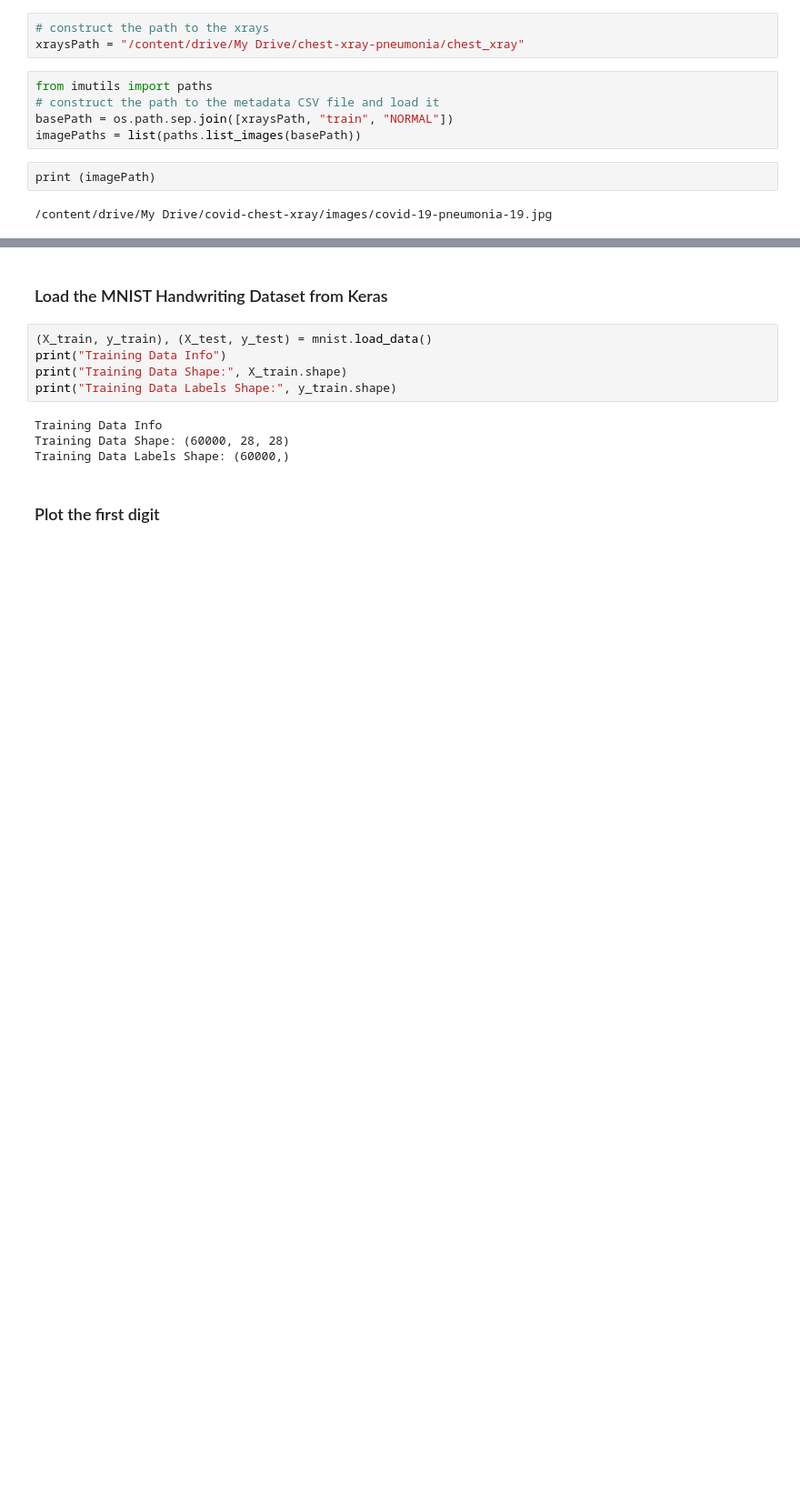
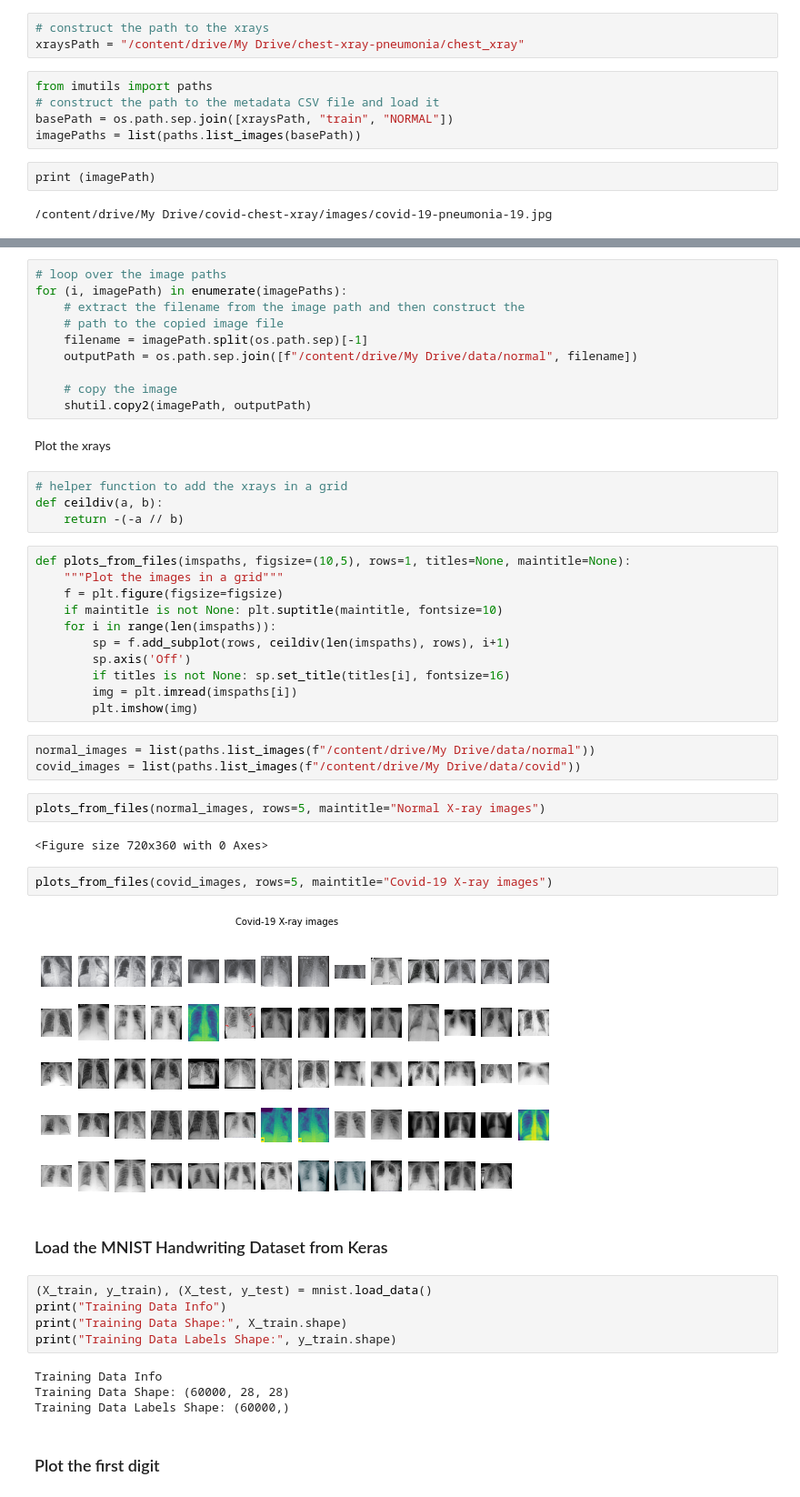
Before and after one commit to MPdeM/imaging_diagnosis, a Jupyter notebook: BuildModel.ipynb, the cells around one changed output, grey strips where cells are left out. Shown at 91% size. Drawn from its saved outputs; the diff is of its cells as text; blank space fills up the shorter version.

```diff
--- a/BuildModel.ipynb
+++ b/BuildModel.ipynb
@@ -183,3 +179,41 @@ NameError: ignored
+# %%
+# loop over the image paths
+for (i, imagePath) in enumerate(imagePaths):
+    # extract the filename from the image path and then construct the
+    # path to the copied image file
+    filename = imagePath.split(os.path.sep)[-1]
+    outputPath = os.path.sep.join([f"/content/drive/My Drive/data/normal", filename])
+
+    # copy the image
+    shutil.copy2(imagePath, outputPath)
+# %% [markdown]
+Plot the xrays
+# %%
+# helper function to add the xrays in a grid
+def ceildiv(a, b):
+    return -(-a // b)
+# %%
+def plots_from_files(imspaths, figsize=(10,5), rows=1, titles=None, maintitle=None):
+    """Plot the images in a grid"""
+    f = plt.figure(figsize=figsize)
+    if maintitle is not None: plt.suptitle(maintitle, fontsize=10)
+    for i in range(len(imspaths)):
+        sp = f.add_subplot(rows, ceildiv(len(imspaths), rows), i+1)
+        sp.axis('Off')
+        if titles is not None: sp.set_title(titles[i], fontsize=16)
+        img = plt.imread(imspaths[i])
+        plt.imshow(img)
+# %%
+normal_images = list(paths.list_images(f"/content/drive/My Drive/data/normal"))
+covid_images = list(paths.list_images(f"/content/drive/My Drive/data/covid"))
+# %%
+plots_from_files(normal_images, rows=5, maintitle="Normal X-ray images")
+# %% [output]
+<Figure size 720x360 with 0 Axes>
+# %%
+plots_from_files(covid_images, rows=5, maintitle="Covid-19 X-ray images")
+# %% [output]
+[figure, added]
 # %% [markdown]
 ### Load the MNIST Handwriting Dataset from Keras
 # %%
```
Also changed, not shown: parts of 2 cells of this notebook.
